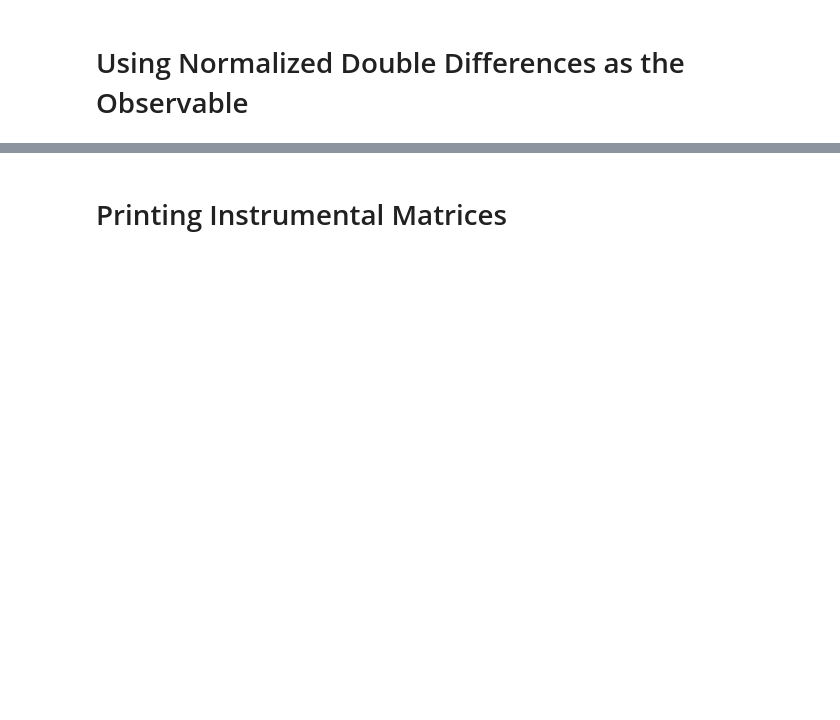
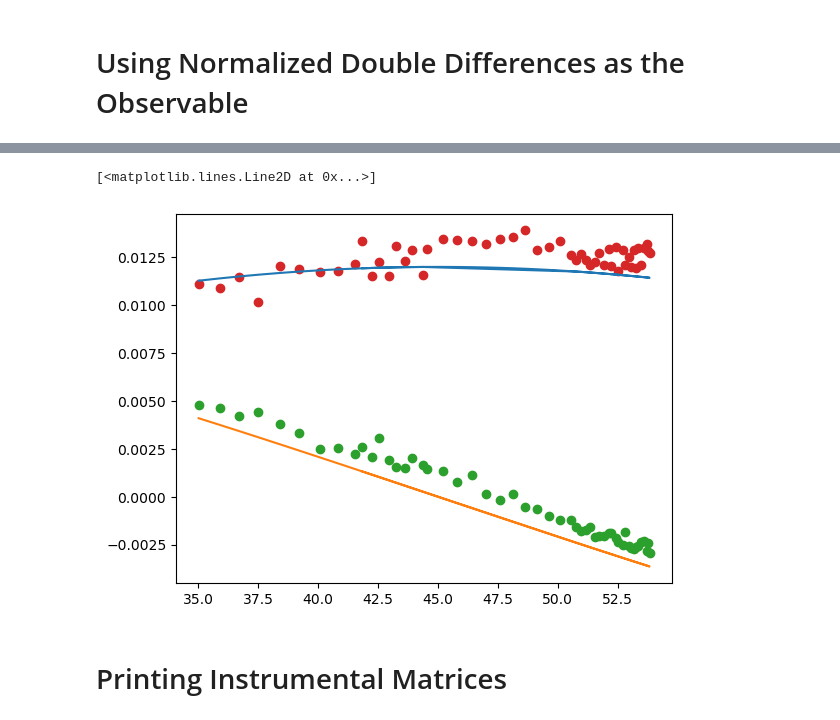
Before and after one commit to becca9808/vampires_calibration, a Jupyter notebook: vampires_on_sky_calibration/programs/eta_crv_normalized_double_difference_and_sum.ipynb, the cells around one changed output, grey strips where cells are left out. Drawn from its saved outputs; the diff is of its cells as text; code cells hidden in the pictures; blank space fills up the shorter version.

```diff
--- a/vampires_on_sky_calibration/programs/eta_crv_normalized_double_difference_and_sum.ipynb
+++ b/vampires_on_sky_calibration/programs/eta_crv_normalized_double_difference_and_sum.ipynb
@@ -165,3 +331,17 @@ HWP Stokes Vector
+# %%
+fig, axes  = plt.subplots(1,1)
+plt.plot(final_altitudes, np.array(Q_list), label='Inverted Q', linestyle='None', marker='o', color='C2')
+plt.plot(final_altitudes, np.array(U_list), label='Inverted U', linestyle='None', marker='o', color='C3')
+
+plt.plot(final_altitudes, epsilon_m3*np.sin(2*np.radians(final_altitudes)), )
+plt.plot(final_altitudes, epsilon_m3*np.cos(2*np.radians(final_altitudes)), )
+
+
+# axes.axhline(0.)
+# axes.axvline(45.)
+# %% [output]
+[<matplotlib.lines.Line2D at 0x...>]
+[figure, added]
 # %% [markdown]
 # Printing Instrumental Matrices
 # %%
```
Also changed, not shown: parts of 8 cells of this notebook, 1 other file.
